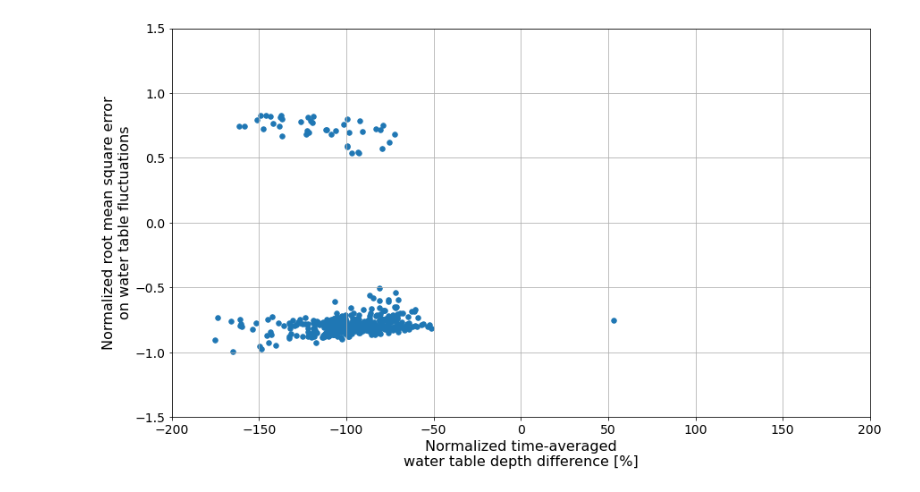
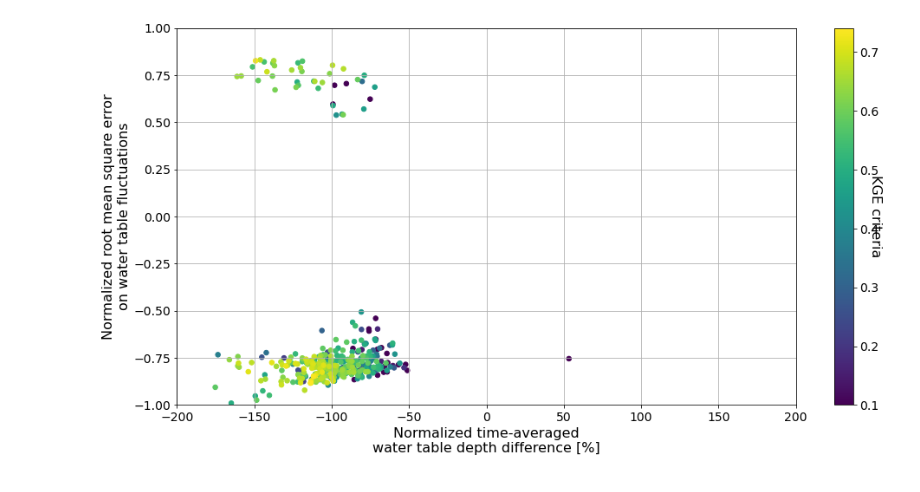
Before and after one commit to mikhailsmilovic/FUSE, a Jupyter notebook: Jupyter notebooks/Extract_GW_fromCalib.ipynb, the cells around one changed output. Drawn from its saved outputs; the diff is of its cells as text; code cells hidden in the pictures.

Commit message:
Update GW extraction (add parameters and KGE influence to the scatter plots)

```diff
--- a/Jupyter notebooks/Extract_GW_fromCalib.ipynb
+++ b/Jupyter notebooks/Extract_GW_fromCalib.ipynb
@@ -243,4 +252,14 @@ Inputs_file_modflow = 'C:/Users/guillaumot/Documents/GitHub/FUSE/Modflow/modflow
 res_ModFlow = 500   # in [m]
 
 your_path = path_model_outputs  # The directory where there are all the simulations
-folders = os.listdir(your_path)
+folders = os.listdir(your_path)  # list of all folders containing simulated GW maps and settings file
+
+## EXTRACT OBTAINED CRITERIA ON DISCHARGE
+filename_discharge_criter = 'P:/watmodel/CWATM/calibration/calibration_UB/discharge/results_forLuca_catchmentsNira/runs_log.csv'
+import csv
+dict_discharge_criter = {}
+with open(filename_discharge_criter, newline='') as csvfile:
+    spamreader = csv.reader(csvfile, delimiter=',')
+    cnt=0
+    for row in spamreader:
+        dict_discharge_criter[row[0]] = row[1]
@@ -290,17 +328,87 @@ np.save('Normalized_meanwtd_difference.npy', Normalized_meanwtd_difference)
 # %%
-np.load('Average_transient_nRMSE.npy')
-np.load('Normalized_meanwtd_difference.npy')
+from matplotlib.colors import LogNorm
 
-plt.rcParams['figure.figsize'] = [14, 8.0]
+# Sort the results in function of KGE to have the best models above
+Ind = np.argsort(KGE_values)
+
+plt.rcParams['figure.figsize'] = [16, 8.0]
 plt.figure()
-plt.scatter(Normalized_meanwtd_difference, Average_transient_nRMSE, marker='o', s=30)
+plt.scatter(Normalized_meanwtd_difference[Ind], Average_transient_nRMSE[Ind], marker='o', s=30,
+            c=KGE_values[Ind], vmin=0.1, vmax=np.max(KGE_values))
 # If Normalized_meanwtd_difference is negative, simulated water table is too deep in average
 # If Average_transient_nRMSE is positive, simulated seasonal amplitudes are too high in average
 plt.xlabel('Normalized time-averaged\nwater table depth difference [%]', fontsize=16)
 plt.ylabel('Normalized root mean square error\non water table fluctuations', fontsize=16)
+cbar = plt.colorbar()
+cbar.set_label('KGE criteria', rotation=270, fontsize=16, x=3)
 plt.grid()
 plt.xticks(fontsize=14)
 plt.yticks(fontsize=14)
+cbar.ax.tick_params(labelsize=14)
 plt.xlim((-200,200))
-plt.ylim((-1.5,1.5))
+plt.ylim((-1,1))
+
+plt.figure()
+plt.scatter(Normalized_meanwtd_difference[Ind], Average_transient_nRMSE[Ind], marker='o', s=30,
+            c=Permeability_values[Ind], norm=LogNorm())
+# If Normalized_meanwtd_difference is negative, simulated water table is too deep in average
+# If Average_transient_nRMSE is positive, simulated seasonal amplitudes are too high in average
+plt.xlabel('Normalized time-averaged\nwater table depth difference [%]', fontsize=16)
+plt.ylabel('Normalized root mean square error\non water table fluctuations', fontsize=16)
+cbar = plt.colorbar()
+cbar.set_label('Permeability [m²/s]', rotation=270, fontsize=16, x=3)
+plt.grid()
+plt.xticks(fontsize=14)
+plt.yticks(fontsize=14)
+cbar.ax.tick_params(labelsize=14)
+plt.xlim((-200,200))
+plt.ylim((-1,1))
+
+plt.figure()
+plt.scatter(Normalized_meanwtd_difference[Ind], Average_transient_nRMSE[Ind], marker='o', s=30,
+            c=Porosity_values[Ind])
+# If Normalized_meanwtd_difference is negative, simulated water table is too deep in average
+# If Average_transient_nRMSE is positive, simulated seasonal amplitudes are too high in average
+plt.xlabel('Normalized time-averaged\nwater table depth difference [%]', fontsize=16)
+plt.ylabel('Normalized root mean square error\non water table fluctuations', fontsize=16)
+cbar = plt.colorbar()
+cbar.set_label('Porosity', rotation=270, fontsize=16, x=3)
+plt.grid()
+plt.xticks(fontsize=14)
+plt.yticks(fontsize=14)
+cbar.ax.tick_params(labelsize=14)
+plt.xlim((-200,200))
+plt.ylim((-1,1))
+
+plt.figure()
+plt.scatter(Normalized_meanwtd_difference[Ind], Average_transient_nRMSE[Ind], marker='o', s=30,
+            c=Permeability_values[Ind]/Porosity_values[Ind], norm=LogNorm())
+# If Normalized_meanwtd_difference is negative, simulated water table is too deep in average
+# If Average_transient_nRMSE is positive, simulated seasonal amplitudes are too high in average
+plt.xlabel('Normalized time-averaged\nwater table depth difference [%]', fontsize=16)
+plt.ylabel('Normalized root mean square error\non water table fluctuations', fontsize=16)
+cbar = plt.colorbar()
+cbar.set_label('Permeability/Porosity ratio [m²/s]', rotation=270, fontsize=16, x=3)
+plt.grid()
+plt.xticks(fontsize=14)
+plt.yticks(fontsize=14)
+cbar.ax.tick_params(labelsize=14)
+plt.xlim((-200,200))
+plt.ylim((-1,1))
+
+plt.figure()
+plt.scatter(Normalized_meanwtd_difference[Ind], Average_transient_nRMSE[Ind], marker='o', s=30,
+            c=RiverPercentCoef_values[Ind])
+# If Normalized_meanwtd_difference is negative, simulated water table is too deep in average
+# If Average_transient_nRMSE is positive, simulated seasonal amplitudes are too high in average
+plt.xlabel('Normalized time-averaged\nwater table depth difference [%]', fontsize=16)
+plt.ylabel('Normalized root mean square error\non water table fluctuations', fontsize=16)
+cbar = plt.colorbar()
+cbar.set_label('River Percentage Coefficient', rotation=270, fontsize=16, x=3)
+plt.grid()
+plt.xticks(fontsize=14)
+plt.yticks(fontsize=14)
+cbar.ax.tick_params(labelsize=14)
+plt.xlim((-200,200))
+plt.ylim((-1,1))
 # %% [output]
@@ -308 +416 @@ plt.ylim((-1.5,1.5))
-[figure, old version]
+[figure, new version]
```
Also changed, not shown: parts of 12 cells of this notebook, 2 other files.
